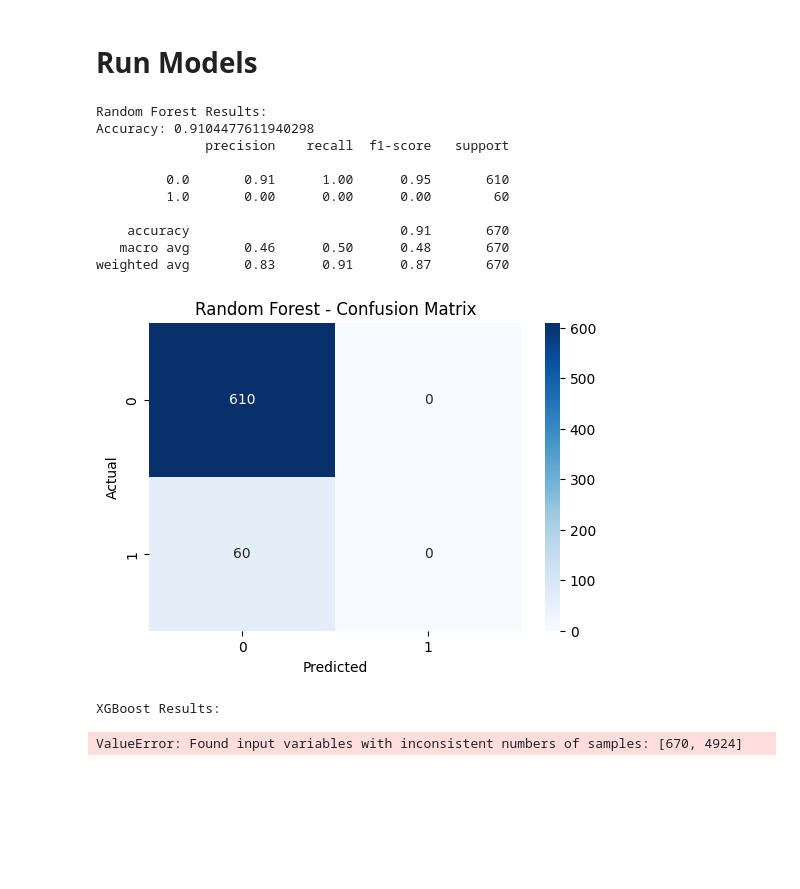
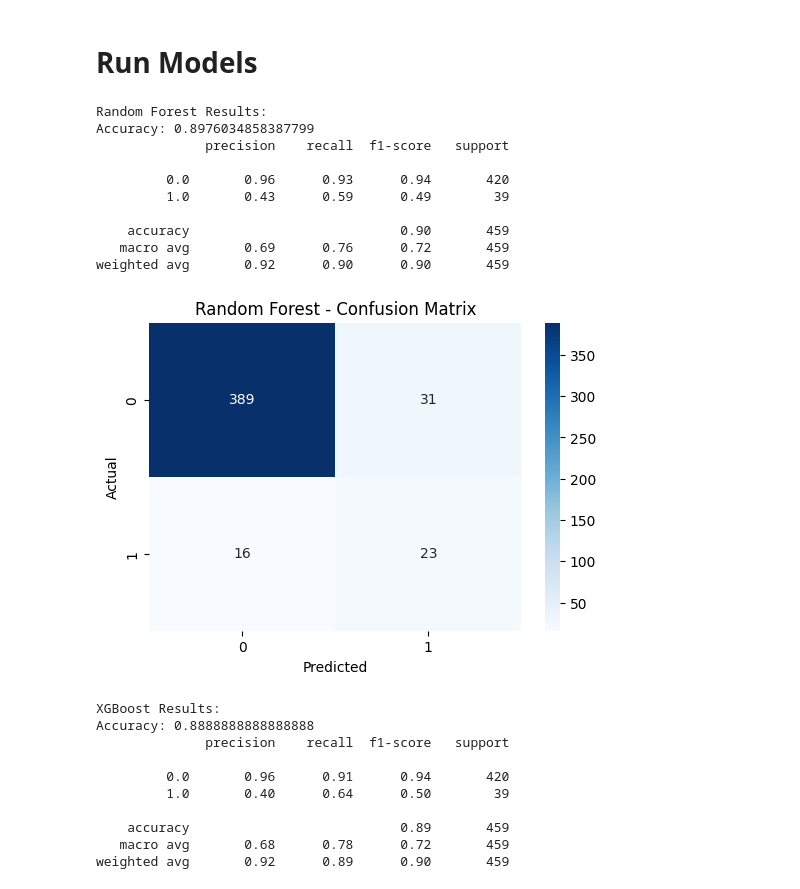
Before and after one commit to INFO-523-SU25/final-project-cortopassi-harville-pelley, a Jupyter notebook: notebooks/hall_of_fame.ipynb, the cells around one changed output. Cells and saved outputs as stored; diff of their text form; code cells hidden in the pictures; blank space fills up the shorter version.

Commit message:
Tried removing outliers.

```diff
--- a/notebooks/hall_of_fame.ipynb
+++ b/notebooks/hall_of_fame.ipynb
@@ -634,6 +634,28 @@ fielding_GS         -0.630956
 InnOuts             -1.479554
 dtype: float64
 [figure]
+# %%
+def remove_outliers_iqr_preserve_target(df, target_col='inducted', feature_cols=None):
+    if feature_cols is None:
+        # Select all numeric columns except the target
+        feature_cols = df.select_dtypes(include=[np.number]).columns.drop(target_col)
+
+    # Start with the full dataframe
+    filtered_df = df.copy()
+
+    for col in feature_cols:
+        Q1 = filtered_df[col].quantile(0.25)
+        Q3 = filtered_df[col].quantile(0.75)
+        IQR = Q3 - Q1
+        lower_bound = Q1 - 1.5 * IQR
+        upper_bound = Q3 + 1.5 * IQR
+
+        # Filter rows within bounds for the current column
+        filtered_df = filtered_df[(filtered_df[col] >= lower_bound) & (filtered_df[col] <= upper_bound)]
+
+    return filtered_df
+
+batting_hof_elig_transformed = remove_outliers_iqr_preserve_target(batting_hof_elig_transformed, target_col='inducted')
 # %% [markdown]
 # Run Models
 # %%
@@ -644,18 +666,18 @@ y = batting_hof_elig_transformed['inducted']
 # split: 80% train, 20% test
 X_train, X_test, y_train, y_test = train_test_split(X, y, test_size=0.2, random_state=42)
 
-scaler = StandardScaler()
-X_train_scaled = scaler.fit_transform(X_train)
-X_test_scaled = scaler.transform(X_test)
+# scaler = StandardScaler()
+# X_train_scaled = scaler.fit_transform(X_train)
+# X_test_scaled = scaler.transform(X_test)
 
 from imblearn.over_sampling import SMOTE
 
 smote = SMOTE(random_state=42)
 X_res, y_res = smote.fit_resample(X_train, y_train)
 
-# pca = PCA(n_components= 0.95)
-# X_train_pca = pca.fit_transform(X_res)
-# X_test_pca = pca.transform(X_test_scaled)
+pca = PCA(n_components= 4)
+X_train_pca = pca.fit_transform(X_res)
+X_test_pca = pca.transform(X_test)
 
 
 # Random Forest
@@ -665,10 +687,10 @@ rf_model = RandomForestClassifier(
     random_state=42,
     class_weight='balanced'
 )
-rf_model.fit(X_res, y_res)
+rf_model.fit(X_train_pca, y_res)
 
 # Predictions
-rf_preds = rf_model.predict(X_test_scaled)
+rf_preds = rf_model.predict(X_test_pca)
 
 # Evaluation
 print("Random Forest Results:")
@@ -704,10 +726,10 @@ xgb_model = XGBClassifier(
     random_state=42,
     eval_metric="logloss"
 )
-xgb_model.fit(X_res, y_res)
+xgb_model.fit(X_train_pca, y_res)
 
 # Predictions
-xgb_preds = xgb_model.predict(X_res)
+xgb_preds = xgb_model.predict(X_test_pca)
 
 # Evaluation
 print("XGBoost Results:")
@@ -732,39 +754,47 @@ print(classification_report(y_test, xgb_preds))
 # predictions = ols_model.predict(X_test_with_const)
 # residuals = y_test - predictions
 
 # sns.residplot(x = predictions, y = residuals)
 # plt.xlabel('Predicted Values')
 # plt.ylabel('Residuals')
 # plt.title('Residual Plot')
 # plt.show()
 
 # fitted_vals = ols_model.fittedvalues
 # residuals = ols_model.resid
 
 # # residuals vs fitted plot
 # plt.figure(figsize=(8,5))
 # plt.scatter(fitted_vals, residuals, alpha=0.7)
 # plt.axhline(0, color='red', linestyle='--')
 # plt.xlabel('Fitted values')
 # plt.ylabel('Residuals')
 # plt.title('Residuals vs Fitted Values')
 # plt.show()
 
 # # Q-Q plot of residuals
 # sm.qqplot(residuals, line='45')
 # plt.title('Q-Q Plot of Residuals')
 # plt.show()
 # %% [output]
 Random Forest Results:
-Accuracy: 0.9104477611940298
+Accuracy: 0.8976034858387799
               precision    recall  f1-score   support
 
-         0.0       0.91      1.00      0.95       610
-         1.0       0.00      0.00      0.00        60
+         0.0       0.96      0.93      0.94       420
+         1.0       0.43      0.59      0.49        39
 
-    accuracy                           0.91       670
-   macro avg       0.46      0.50      0.48       670
-weighted avg       0.83      0.91      0.87       670
+    accuracy                           0.90       459
+   macro avg       0.69      0.76      0.72       459
+weighted avg       0.92      0.90      0.90       459
-[figure, old version]
+[figure, new version]
 XGBoost Results:
+Accuracy: 0.8888888888888888
+              precision    recall  f1-score   support
+
+         0.0       0.96      0.91      0.94       420
+         1.0       0.40      0.64      0.50        39
+
+    accuracy                           0.89       459
+   macro avg       0.68      0.78      0.72       459
+weighted avg       0.92      0.89      0.90       459
-ValueError: Found input variables with inconsistent numbers of samples: [670, 4924]
```
